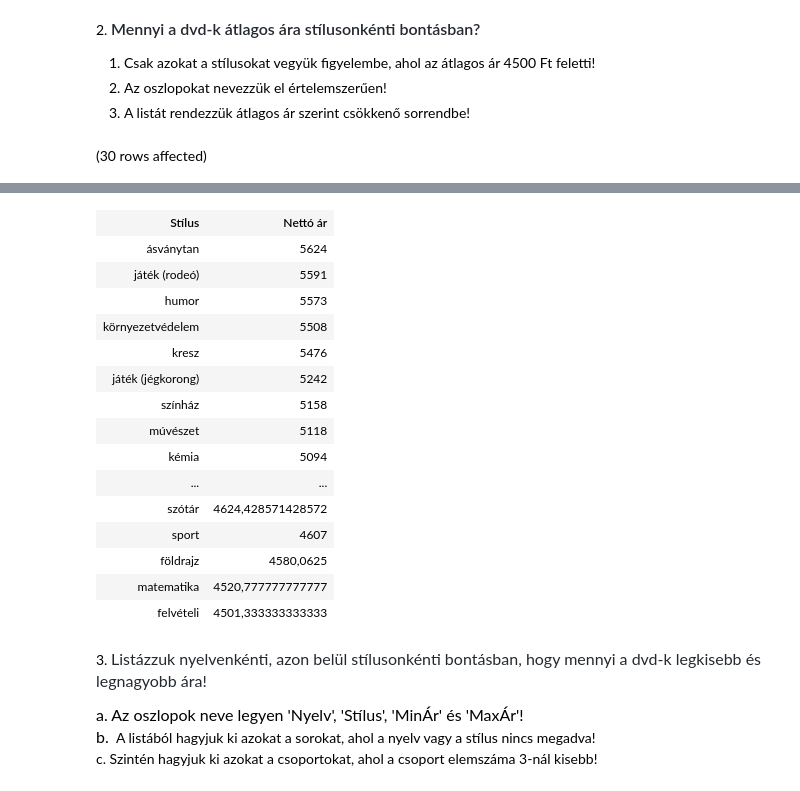
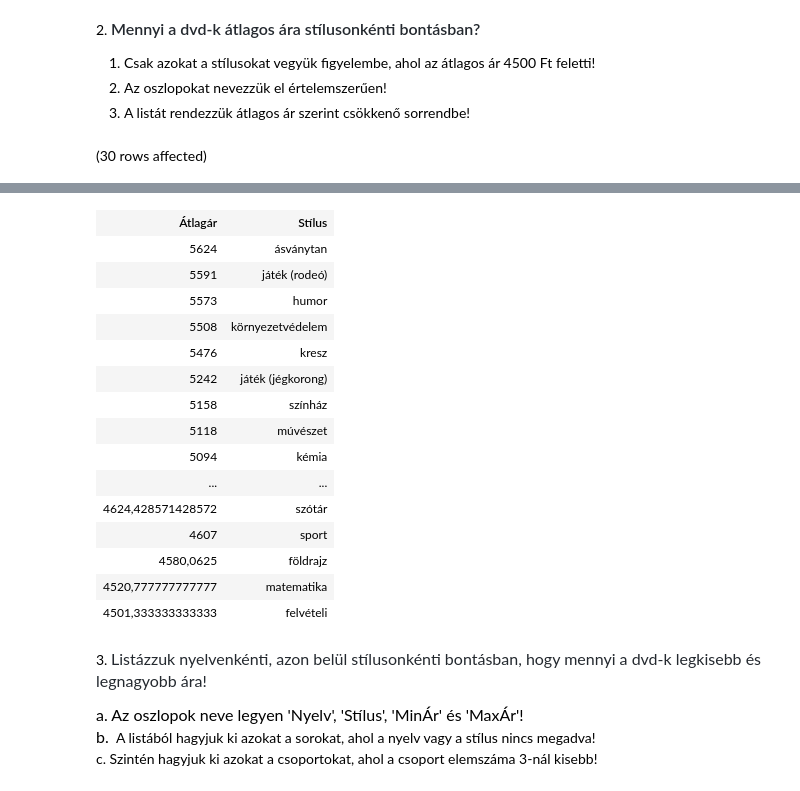
Before and after one commit to MikicsTamas/Adatb-zisok, a Jupyter notebook: gyakorlat02_feladatok .ipynb, the cells around one changed output, grey strips where cells are left out. Saved outputs shown, nothing was run; the diff lists cells and outputs as text; code cells hidden in the pictures.

```diff
--- a/gyakorlat02_feladatok .ipynb
+++ b/gyakorlat02_feladatok .ipynb
@@ -19,11 +23,11 @@ Total execution time: 00:00:00.018
 2. Az oszlopokat nevezzük el értelemszerűen!
 3. A listát rendezzük átlagos ár szerint csökkenő sorrendbe!
 # %%
-SELECT stilus AS 'Stílus',
-    AVG(nettoar) AS 'Nettó ár'
+SELECT AVG(nettoar) AS 'Átlagár',
+       stilus AS 'Stílus'
 FROM dvd
 GROUP BY stilus
 HAVING AVG(nettoar) > 4500
-ORDER BY 2 DESC
+ORDER BY 1 DESC
 # %% [output]
 (30 rows affected)
@@ -31,19 +35,19 @@ Total execution time: 00:00:00.029
-| Stílus | Nettó ár |
-| ásványtan | 5624 |
-| játék (rodeó) | 5591 |
-| humor | 5573 |
-| környezetvédelem | 5508 |
-| kresz | 5476 |
-| játék (jégkorong) | 5242 |
-| színház | 5158 |
-| múvészet | 5118 |
-| kémia | 5094 |
+| Átlagár | Stílus |
+| 5624 | ásványtan |
+| 5591 | játék (rodeó) |
+| 5573 | humor |
+| 5508 | környezetvédelem |
+| 5476 | kresz |
+| 5242 | játék (jégkorong) |
+| 5158 | színház |
+| 5118 | múvészet |
+| 5094 | kémia |
 | ... | ... |
-| szótár | 4624,428571428572 |
-| sport | 4607 |
-| földrajz | 4580,0625 |
-| matematika | 4520,777777777777 |
-| felvételi | 4501,333333333333 |
+| 4624,428571428572 | szótár |
+| 4607 | sport |
+| 4580,0625 | földrajz |
+| 4520,777777777777 | matematika |
+| 4501,333333333333 | felvételi |
 # %% [markdown]
 3. <span style="color:rgb(36, 41, 47);font-family:-apple-system, BlinkMacSystemFont, &quot;Segoe UI&quot;, Helvetica, Arial, sans-serif, &quot;Apple Color Emoji&quot;, &quot;Segoe UI Emoji&quot;;font-size:16px;">Listázzuk nyelvenkénti, azon belül stílusonkénti bontásban, hogy mennyi a dvd-k legkisebb és legnagyobb ára!&nbsp;</span>
 
```
Also changed, not shown: parts of 6 cells of this notebook.
